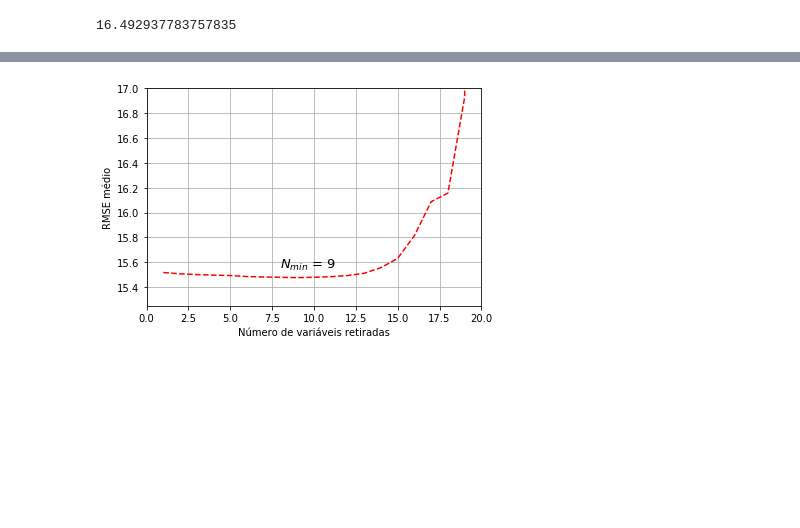
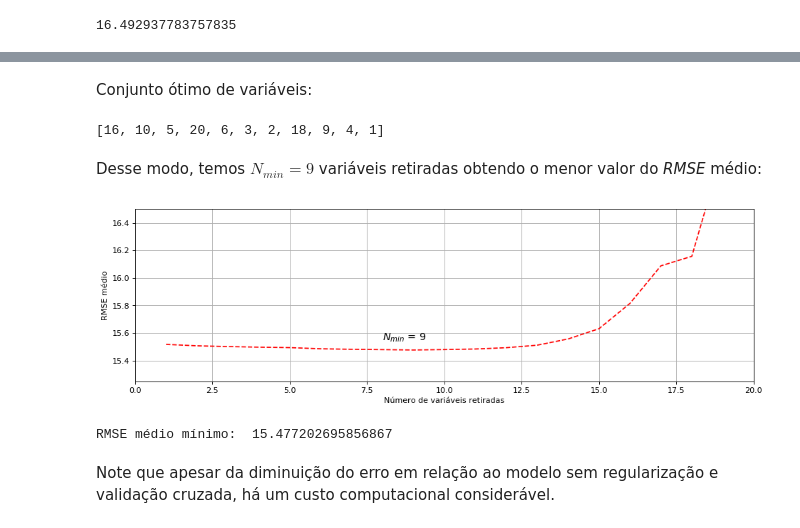
Before and after one commit to SamuelBFG/IA006, a Jupyter notebook: LinearRegression.ipynb, the cells around one changed output, grey strips where cells are left out. Saved outputs shown, nothing was run; the diff lists cells and outputs as text; code cells hidden in the pictures; blank space fills up the shorter version.

```diff
--- a/LinearRegression.ipynb
+++ b/LinearRegression.ipynb
@@ -209,8 +246,3 @@ for i in range(k):
         if subset != test:
             train.append(subset)
     kfolds.append((train, test)) # Cria tupla kfolds
-# %%
-#identity matrix
-I = np.identity(20)
-I[0][0] = 0
-I_df = pd.DataFrame(I)
@@ -217,14 +256,16 @@ I_df = pd.DataFrame(I)
 # %%
+# Listas de armazenamento:
 min_rmse_indexes = [] # Lista que armazena as variáveis de entrada que vão saindo sequencialmente
 min_rmse_values = [] # Lista que armazena todos os valores do RMSE médio na medida que as variáveis de entrada vão saindo
 lambda_values = [] # Lista que armazena os valores do hiperparâmetro Lambda que minimizaram a RMSE média
-
+# Cópia dos
 data_wrapper = data_full_df.iloc[:3112][:].copy() # Copia os primeiros 3112 (conjunto de treinamento) padrões do dataset
 data_wrapper.columns = [1, 2, 3, 4, 5, 6, 7, 8, 9, 10, 11, 12, 13, 14, 15, 16, 17, 18, 19, 20] # Força
 labels_wrapper = labels_full.copy() # Cria uma cópia de y (dados c/ labels)
 
 N = 20 # Número de variaveis de entrada
-lambdas = [1000, 10000, 15000, 50000] # Hiperparâmetro Lambda
+lambdas = [0.1, 100, 1000, 10000, 50000] # Hiperparâmetro Lambda
+
 
 
 print('(RMSE médio dos k folds, Variável Correspondente, Lambda Correspondente)')
@@ -322,11 +340,24 @@ min_rmse_values
+# %% [markdown]
+Conjunto ótimo de variáveis:
+# %%
+n_vars = min_rmse_values.index(min(min_rmse_values)) + 1
+best_vars = min_rmse_indexes[n_vars:]
+best_vars
+# %% [output]
+[16, 10, 5, 20, 6, 3, 2, 18, 9, 4, 1]
+# %% [markdown]
+Desse modo, temos $N_{min} = 9$ variáveis retiradas obtendo o menor valor do *RMSE* médio:
 # %%
 n = [x for x in range(1,21)]
+figure(num=None, figsize=(14, 4), dpi=80, facecolor='w', edgecolor='k')
 plt.plot(n,min_rmse_values,'r--')
 plt.xlabel('Número de variáveis retiradas')
 plt.ylabel('RMSE médio')
 plt.text(8, 15.55, '$N_{min}$ = 9', fontsize=13)
-plt.axis([0, 20, 15.25, 17])
+plt.axis([0, 20, 15.25, 16.5])
 plt.grid(True)
 plt.show()
+print('RMSE médio mínimo: ', min(min_rmse_values))
 # %% [output]
-[figure, old version]
+[figure, new version]
+RMSE médio mínimo:  15.477202695856867
@@ -338,0 +364,2 @@ best_data_wrapper
+# %% [markdown]
+Note que apesar da diminuição do erro em relação ao modelo sem regularização e validação cruzada, há um custo computacional considerável.
```
Also changed, not shown: parts of 35 cells of this notebook.
